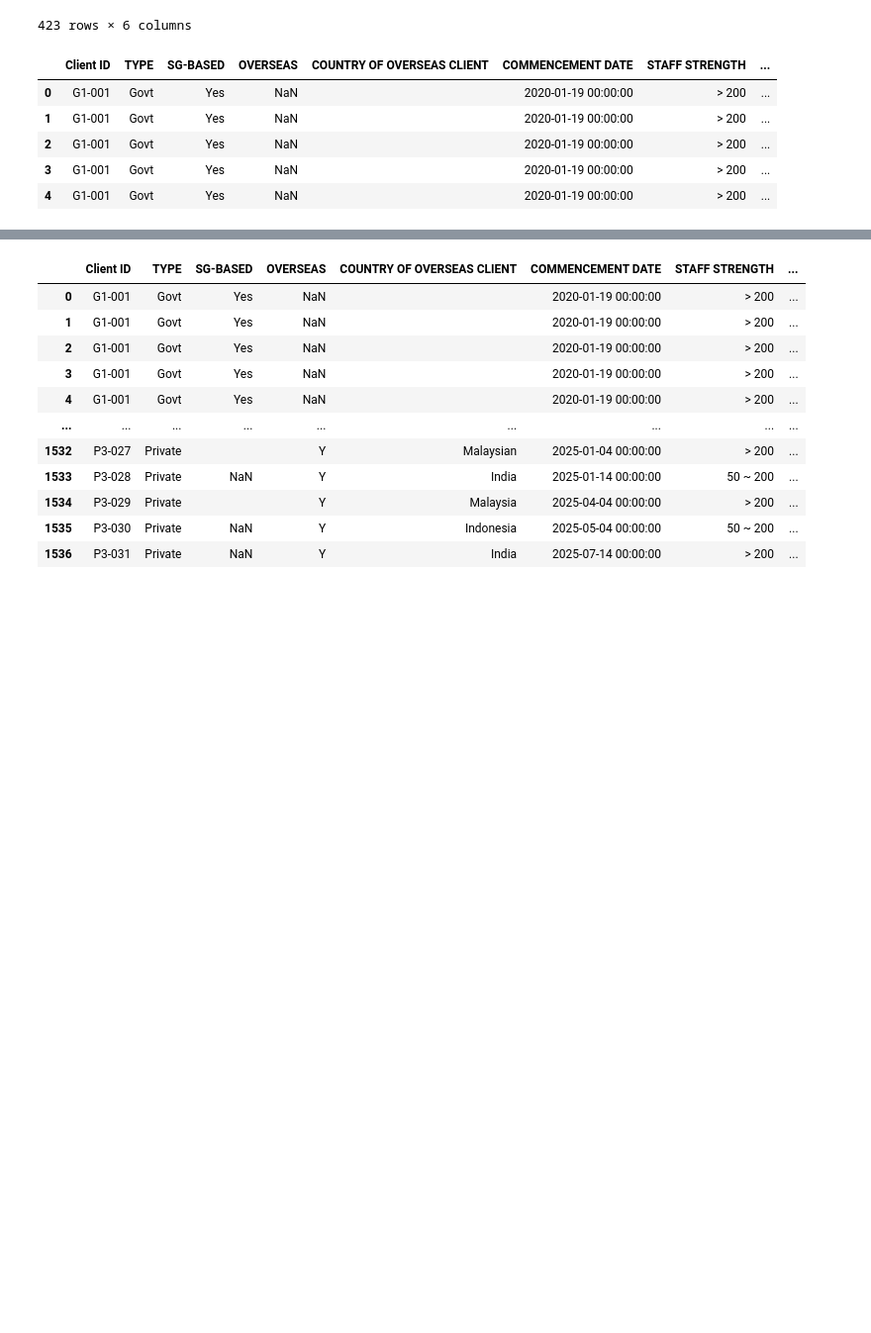
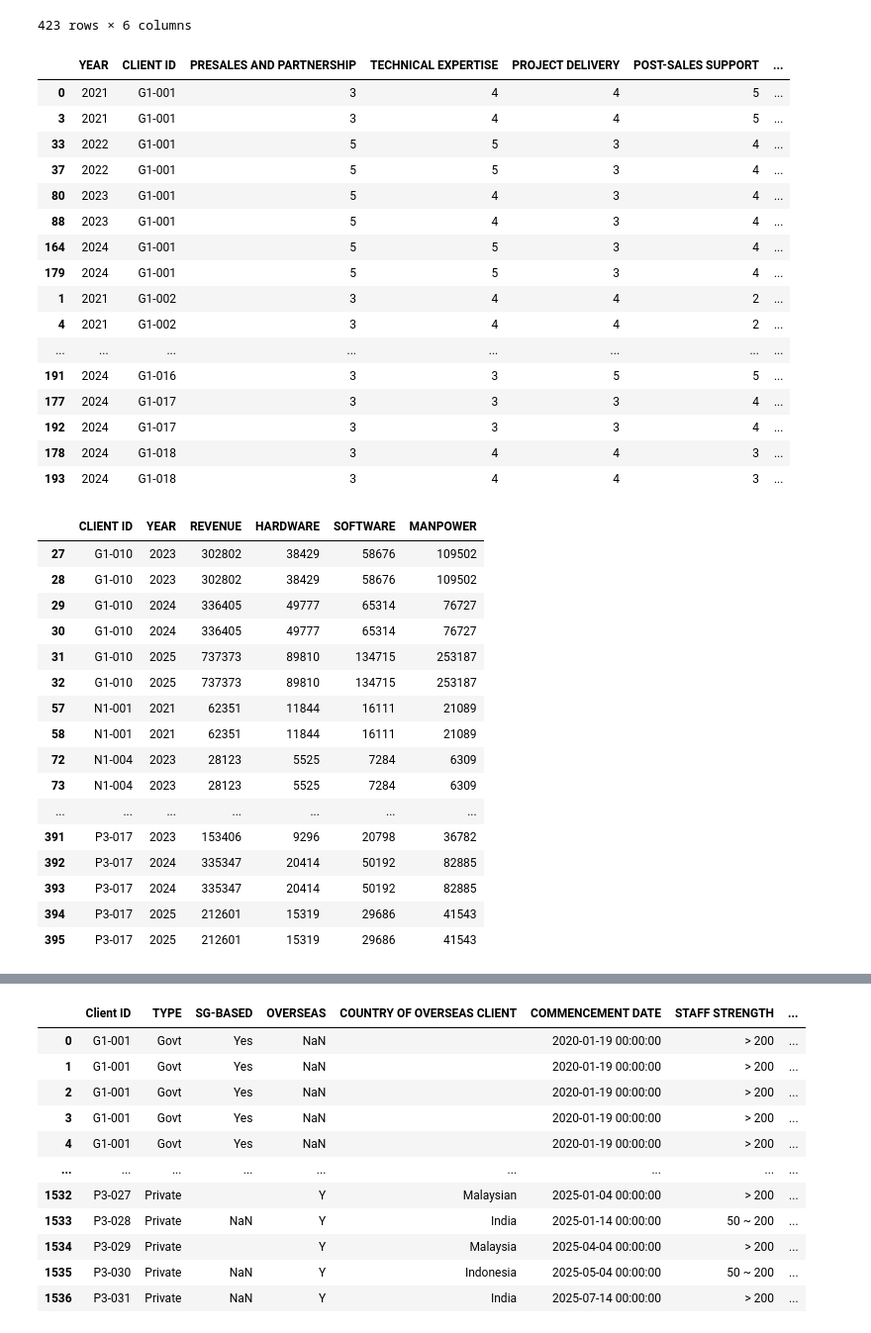
Before and after one commit to noodlebatteries124/DAVI-CA2, a Jupyter notebook: DAVICA2.ipynb, the cells around one changed output, grey strips where cells are left out. Shown at 99% size. Drawn from its saved outputs; the diff is of its cells as text; code cells hidden in the pictures; blank space fills up the shorter version.

```diff
--- a/DAVICA2.ipynb
+++ b/DAVICA2.ipynb
@@ -40,19 +40,52 @@ def _resolve_client_id(df, df_name):
 profile_id = _resolve_client_id(profile, "profile")
 survey_id = _resolve_client_id(survey, "survey")
 cogs_id = _resolve_client_id(cogs, "cogs")
-
-
-df = (
-    profile.rename(columns={profile_id: "Client ID"})
-    .merge(survey.rename(columns={survey_id: "Client ID"}), on="Client ID", how="left", suffixes=('', '_survey'))
-    .merge(cogs.rename(columns={cogs_id: "Client ID"}), on="Client ID", how="left", suffixes=('', '_cogs'))
-)
-
-df.head()
-# %% [output]
-|  | Client ID | TYPE | SG-BASED | OVERSEAS | COUNTRY OF OVERSEAS CLIENT | COMMENCEMENT DATE | STAFF STRENGTH | ... |
-| 0 | G1-001 | Govt | Yes | NaN |  | 2020-01-19 00:00:00 | > 200 | ... |
-| 1 | G1-001 | Govt | Yes | NaN |  | 2020-01-19 00:00:00 | > 200 | ... |
-| 2 | G1-001 | Govt | Yes | NaN |  | 2020-01-19 00:00:00 | > 200 | ... |
-| 3 | G1-001 | Govt | Yes | NaN |  | 2020-01-19 00:00:00 | > 200 | ... |
-| 4 | G1-001 | Govt | Yes | NaN |  | 2020-01-19 00:00:00 | > 200 | ... |
+# %%
+survey_duplicates = survey[survey.duplicated(keep=False)].sort_values(
+    ["CLIENT ID", "YEAR"]
+)
+
+cogs_duplicates = cogs[cogs.duplicated(keep=False)].sort_values(
+    ["CLIENT ID", "YEAR"]
+)
+
+display(survey_duplicates)
+display(cogs_duplicates)
+
+survey_clean = survey.drop_duplicates().reset_index(drop=True)
+cogs_clean = cogs.drop_duplicates().reset_index(drop=True)
+# %% [output]
+|  | YEAR | CLIENT ID | PRESALES AND PARTNERSHIP | TECHNICAL EXPERTISE | PROJECT DELIVERY | POST-SALES SUPPORT | ... |
+| 0 | 2021 | G1-001 | 3 | 4 | 4 | 5 | ... |
+| 3 | 2021 | G1-001 | 3 | 4 | 4 | 5 | ... |
+| 33 | 2022 | G1-001 | 5 | 5 | 3 | 4 | ... |
+| 37 | 2022 | G1-001 | 5 | 5 | 3 | 4 | ... |
+| 80 | 2023 | G1-001 | 5 | 4 | 3 | 4 | ... |
+| 88 | 2023 | G1-001 | 5 | 4 | 3 | 4 | ... |
+| 164 | 2024 | G1-001 | 5 | 5 | 3 | 4 | ... |
+| 179 | 2024 | G1-001 | 5 | 5 | 3 | 4 | ... |
+| 1 | 2021 | G1-002 | 3 | 4 | 4 | 2 | ... |
+| 4 | 2021 | G1-002 | 3 | 4 | 4 | 2 | ... |
+| ... | ... | ... | ... | ... | ... | ... | ... |
+| 191 | 2024 | G1-016 | 3 | 3 | 5 | 5 | ... |
+| 177 | 2024 | G1-017 | 3 | 3 | 3 | 4 | ... |
+| 192 | 2024 | G1-017 | 3 | 3 | 3 | 4 | ... |
+| 178 | 2024 | G1-018 | 3 | 4 | 4 | 3 | ... |
+| 193 | 2024 | G1-018 | 3 | 4 | 4 | 3 | ... |
+|  | CLIENT ID | YEAR | REVENUE | HARDWARE | SOFTWARE | MANPOWER |
+| 27 | G1-010 | 2023 | 302802 | 38429 | 58676 | 109502 |
+| 28 | G1-010 | 2023 | 302802 | 38429 | 58676 | 109502 |
+| 29 | G1-010 | 2024 | 336405 | 49777 | 65314 | 76727 |
+| 30 | G1-010 | 2024 | 336405 | 49777 | 65314 | 76727 |
+| 31 | G1-010 | 2025 | 737373 | 89810 | 134715 | 253187 |
+| 32 | G1-010 | 2025 | 737373 | 89810 | 134715 | 253187 |
+| 57 | N1-001 | 2021 | 62351 | 11844 | 16111 | 21089 |
+| 58 | N1-001 | 2021 | 62351 | 11844 | 16111 | 21089 |
+| 72 | N1-004 | 2023 | 28123 | 5525 | 7284 | 6309 |
+| 73 | N1-004 | 2023 | 28123 | 5525 | 7284 | 6309 |
+| ... | ... | ... | ... | ... | ... | ... |
+| 391 | P3-017 | 2023 | 153406 | 9296 | 20798 | 36782 |
+| 392 | P3-017 | 2024 | 335347 | 20414 | 50192 | 82885 |
+| 393 | P3-017 | 2024 | 335347 | 20414 | 50192 | 82885 |
+| 394 | P3-017 | 2025 | 212601 | 15319 | 29686 | 41543 |
+| 395 | P3-017 | 2025 | 212601 | 15319 | 29686 | 41543 |
```
Also changed, not shown: parts of 8 cells of this notebook, 1 other file.
